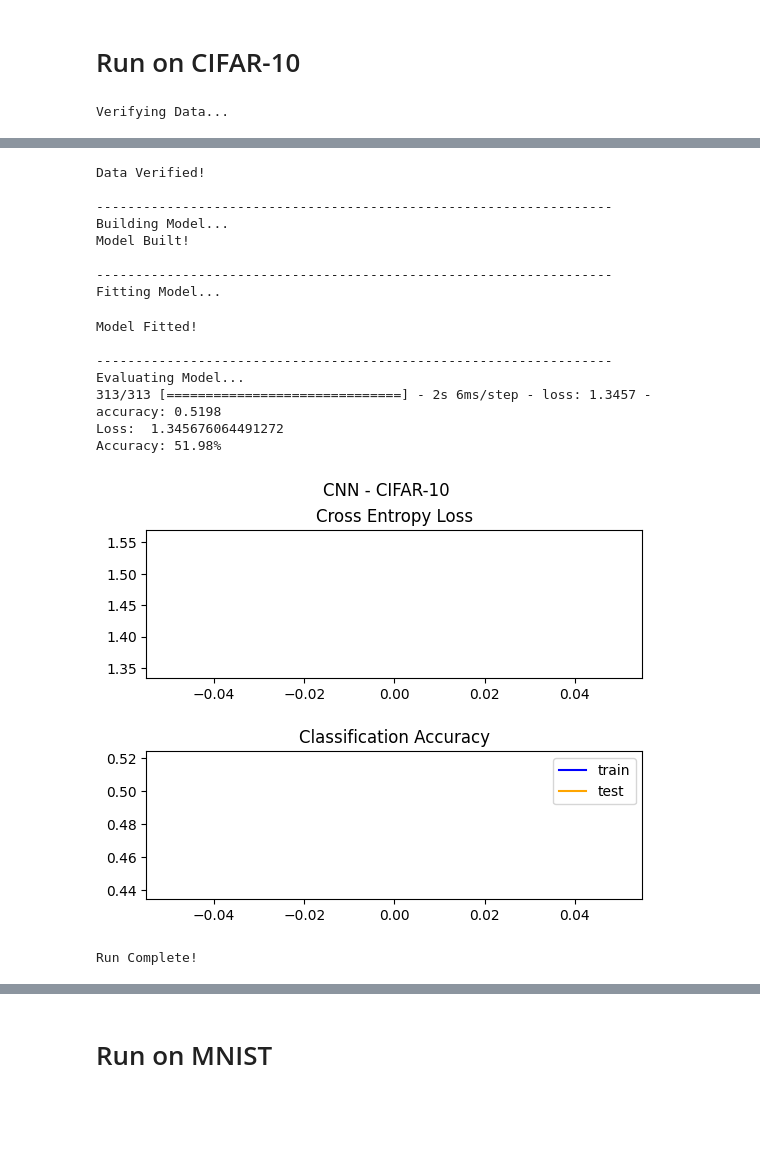
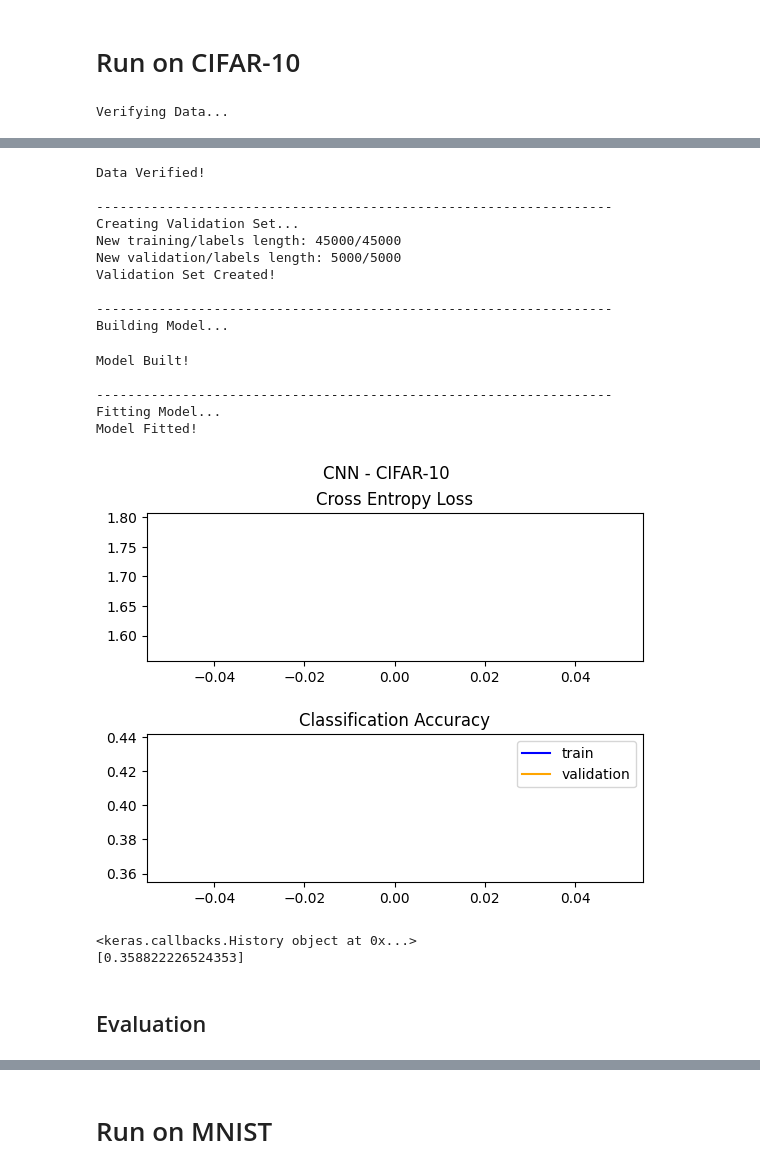
Before and after one commit to lin-shuang/cnn-classification, a Jupyter notebook: cnn.ipynb, the cells around one changed output, grey strips where cells are left out. Saved outputs shown, nothing was run; the diff lists cells and outputs as text; code cells hidden in the pictures; blank space fills up the shorter version.

Commit message:
test keras CIFAR-10 dataset, but got same accuracy

```diff
--- a/cnn.ipynb
+++ b/cnn.ipynb
@@ -105,27 +167,27 @@ def verify_data(data, labels):
     plt.show()
 # %%
-# plot diagnostic learning curves
-def show_diagnostics(model, dataset_name):
+# plot diagnostic learning curves (History object, string data name, and string indicating validaiton or test set)
+def show_diagnostics(history, dataset_name, val_or_test):
 
     # plot loss
     plt.subplot(211)
     plt.title('Cross Entropy Loss')
-    plt.plot(model.history['loss'], color='blue', label='train')
-    plt.plot(model.history['val_loss'], color='orange', label='test')
+    plt.plot(history.history['loss'], color='blue', label='train')
+    plt.plot(history.history['val_loss'], color='orange', label=val_or_test)
 
     # plot accuracy
     plt.subplot(212)
     plt.title('Classification Accuracy')
-    plt.plot(model.history['accuracy'], color='blue', label='train')
-    plt.plot(model.history['val_accuracy'], color='orange', label='test')
+    plt.plot(history.history['accuracy'], color='blue', label='train')
+    plt.plot(history.history['val_accuracy'], color='orange', label=val_or_test)
 
     # adjust visuals
-    plt.suptitle('CNN - CIFAR-10')
+    plt.suptitle('CNN - ' + dataset_name)
     plt.subplots_adjust(hspace=0.5)
     plt.legend()
 
     # save plot to file
     plt.show()
-    filename = os.getcwd()
-    plt.savefig(filename + '_' + dataset_name + '_evaluation.png')
+    #filename = os.getcwd()
+    #plt.savefig(filename + '_' + dataset_name + '_evaluation.png')
     plt.close()
@@ -143,55 +195,60 @@ show_diagnostics(history, "CIFAR-10")
 # Run on CIFAR-10
 # %%
 # load dataset
-(train_data, train_labels), (test_data, test_labels) = load_CIFAR10()
+#(train_data, train_labels), (test_data, test_labels) = load_CIFAR10()
+#debug
+train_data, train_labels, test_data, test_labels = load_CIFAR10_keras()
+train_data, test_data = prep_pixels(train_data, test_data)
 
 print("\nVerifying Data...")
 
-verify_data(train_data, train_labels)
+verify_CIFAR(train_data, train_labels)
 
 print("Data Verified!\n")
 print("------------------------------------------------------------------")
+print("Creating Validation Set...")
+
+(train_data, train_labels), (validation_data, validation_labels) = validation_CIFAR(train_data, train_labels)
+
+print("Validation Set Created!\n")
+print("------------------------------------------------------------------")
 print("Building Model...")
 
-model = build_model_CNN()
+model_CNN = build_model_CNN()
 
 print("Model Built!\n")
 print("------------------------------------------------------------------")
 print("Fitting Model...")
 
-# fit model
-model_CIFAR10 = model.fit(train_data, train_labels, epochs=1, batch_size=64, validation_data=(test_data, test_labels), verbose=0)
+history_CIFAR10 = model_CNN.fit(train_data, train_labels, epochs=1, batch_size=64, validation_data=(validation_data, validation_labels), verbose=0)
 
 print("Model Fitted!\n")
-print("------------------------------------------------------------------")
-print("Evaluating Model...")
-
-# evaluate model
-test_loss, test_acc = model.evaluate(test_data,  test_labels)
-print("Loss: ", test_loss)
-print(f"Accuracy: {test_acc :.2%}")
 
 # show learning curves
-show_diagnostics(model_CIFAR10, "CIFAR-10")
-
-print("\nRun Complete!\n")
+show_diagnostics(history_CIFAR10, "CIFAR-10", "validation")
+# debug
+print(history_CIFAR10)
+print(history_CIFAR10.history['accuracy'])
 # %% [output]
 Verifying Data...
 [figure]
 Data Verified!
 
 ------------------------------------------------------------------
-Building Model...
-Model Built!
+Creating Validation Set...
+New training/labels length: 45000/45000
+New validation/labels length: 5000/5000
+Validation Set Created!
 
 ------------------------------------------------------------------
-Fitting Model...
+Building Model...
-Model Fitted!
+Model Built!
 
 ------------------------------------------------------------------
-Evaluating Model...
-313/313 [==============================] - 2s 6ms/step - loss: 1.3457 - accuracy: 0.5198
-Loss:  1.345676064491272
-Accuracy: 51.98%
+Fitting Model...
+Model Fitted!
-[figure, old version]
+[figure, new version]
-Run Complete!
+<keras.callbacks.History object at 0x...>
+[0.358822226524353]
+# %% [markdown]
+## Evaluation
```
Also changed, not shown: parts of 13 cells of this notebook.
